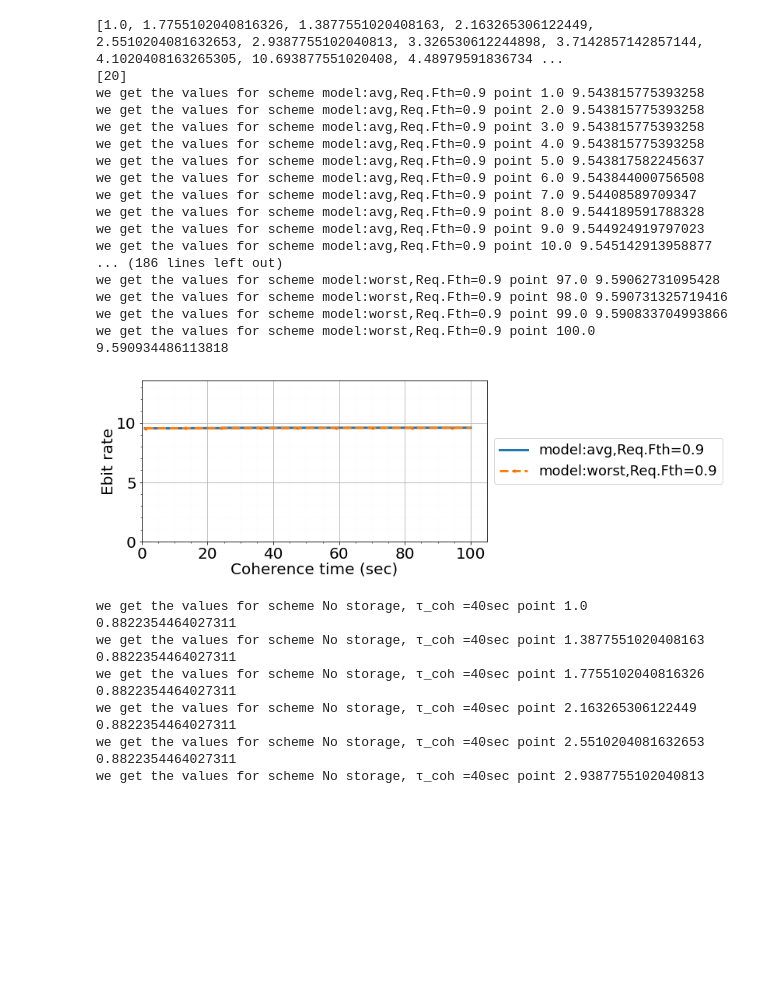
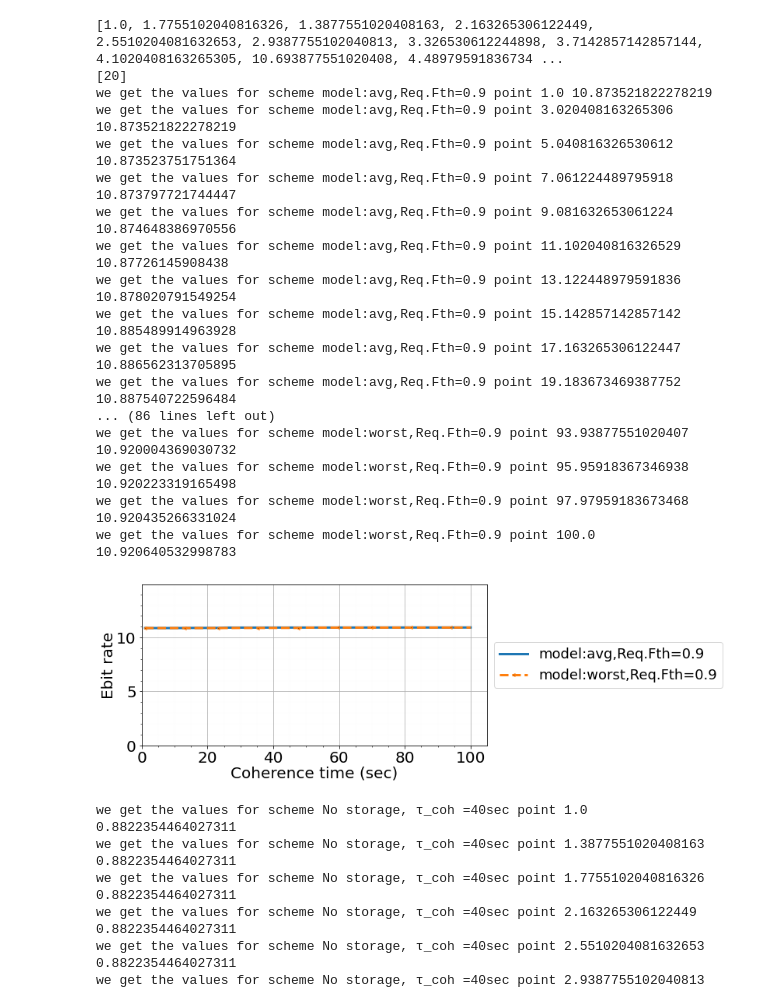
Before and after one commit to pooryousefshahrooz/QSN, a Jupyter notebook: plotting/parsing_and_plotting.ipynb, the cells around one changed output. Saved outputs shown, nothing was run; the diff lists cells and outputs as text; code cells hidden in the pictures; blank space fills up the shorter version.

```diff
--- a/plotting/parsing_and_plotting.ipynb
+++ b/plotting/parsing_and_plotting.ipynb
@@ -285,7 +285,7 @@ with open(result_file_path, "r") as f:
         t_max_values.add(t_max)
         if  ( t_max in [20] and request_fidelity_threshold in [0.9]  and
              storage_block_threshold in [0.9] and
-             delta in [10.693877551020408] and edge_capacity in [200] and storage_capacity in [1000]
+             delta in [10.693877551020408] and edge_capacity in [500] and storage_capacity in [1000]
             ):
             scheme = "model:"+str(decoherence_assumption)+",Req.Fth="+str(request_fidelity_threshold)
             try:
@@ -319,49 +319,49 @@ selected_values = []
 each_scheme_each_coherence_time_workloads_percentage = {}
 for scheme,τ_coh_value_satisfied_number in each_scheme_each_coherence_time_workloads.items():
     for τ_coh,values in τ_coh_value_satisfied_number.items():
 
         avg_EGR = sum(values)/len(values)
         try:
             each_scheme_each_coherence_time_workloads_percentage[scheme][τ_coh] = avg_EGR
         except:
             each_scheme_each_coherence_time_workloads_percentage[scheme]  ={}
             each_scheme_each_coherence_time_workloads_percentage[scheme][τ_coh]=avg_EGR
         selected_values.append(avg_EGR)
 
 
 τ_coh_values = list(τ_coh_values)
 τ_coh_values.sort()
 scheme_keys = list(scheme_keys)
 
 ploting_simple_y_as_x("Coherence time (sec)","Ebit rate",
                         20, 20, 20,
                       20, 0, 0,
                       0,0,False,[],max(selected_values)+4,
 
                       list(scheme_keys),
                       each_scheme_each_coherence_time_workloads_percentage,
                       τ_coh_values,τ_coh_values,
                       False,True,True,1,18,
                       "plots/QSN_repeater_chain_ebit_as_coh_time.pdf",True,2,11.4,3.8,True)
 # %% [output]
 [1.0, 1.7755102040816326, 1.3877551020408163, 2.163265306122449, 2.5510204081632653, 2.9387755102040813, 3.326530612244898, 3.7142857142857144, 4.1020408163265305, 10.693877551020408, 4.48979591836734 ...
 [20]
-we get the values for scheme model:avg,Req.Fth=0.9 point 1.0 9.543815775393258
-we get the values for scheme model:avg,Req.Fth=0.9 point 2.0 9.543815775393258
-we get the values for scheme model:avg,Req.Fth=0.9 point 3.0 9.543815775393258
-we get the values for scheme model:avg,Req.Fth=0.9 point 4.0 9.543815775393258
-we get the values for scheme model:avg,Req.Fth=0.9 point 5.0 9.543817582245637
-we get the values for scheme model:avg,Req.Fth=0.9 point 6.0 9.543844000756508
-we get the values for scheme model:avg,Req.Fth=0.9 point 7.0 9.54408589709347
-we get the values for scheme model:avg,Req.Fth=0.9 point 8.0 9.544189591788328
-we get the values for scheme model:avg,Req.Fth=0.9 point 9.0 9.544924919797023
-we get the values for scheme model:avg,Req.Fth=0.9 point 10.0 9.545142913958877
-... (186 lines left out)
-we get the values for scheme model:worst,Req.Fth=0.9 point 97.0 9.59062731095428
-we get the values for scheme model:worst,Req.Fth=0.9 point 98.0 9.590731325719416
-we get the values for scheme model:worst,Req.Fth=0.9 point 99.0 9.590833704993866
-we get the values for scheme model:worst,Req.Fth=0.9 point 100.0 9.590934486113818
+we get the values for scheme model:avg,Req.Fth=0.9 point 1.0 10.873521822278219
+we get the values for scheme model:avg,Req.Fth=0.9 point 3.020408163265306 10.873521822278219
+we get the values for scheme model:avg,Req.Fth=0.9 point 5.040816326530612 10.873523751751364
+we get the values for scheme model:avg,Req.Fth=0.9 point 7.061224489795918 10.873797721744447
+we get the values for scheme model:avg,Req.Fth=0.9 point 9.081632653061224 10.874648386970556
+we get the values for scheme model:avg,Req.Fth=0.9 point 11.102040816326529 10.87726145908438
+we get the values for scheme model:avg,Req.Fth=0.9 point 13.122448979591836 10.878020791549254
+we get the values for scheme model:avg,Req.Fth=0.9 point 15.142857142857142 10.885489914963928
+we get the values for scheme model:avg,Req.Fth=0.9 point 17.163265306122447 10.886562313705895
+we get the values for scheme model:avg,Req.Fth=0.9 point 19.183673469387752 10.887540722596484
+... (86 lines left out)
+we get the values for scheme model:worst,Req.Fth=0.9 point 93.93877551020407 10.920004369030732
+we get the values for scheme model:worst,Req.Fth=0.9 point 95.95918367346938 10.920223319165498
+we get the values for scheme model:worst,Req.Fth=0.9 point 97.97959183673468 10.920435266331024
+we get the values for scheme model:worst,Req.Fth=0.9 point 100.0 10.920640532998783
-[figure, old version]
+[figure, new version]
 # %%
 τ_coh_list = np.linspace(10,10,1)
 print(τ_coh_list)
```
Also changed, not shown: parts of 6 cells of this notebook, 4 other files.
